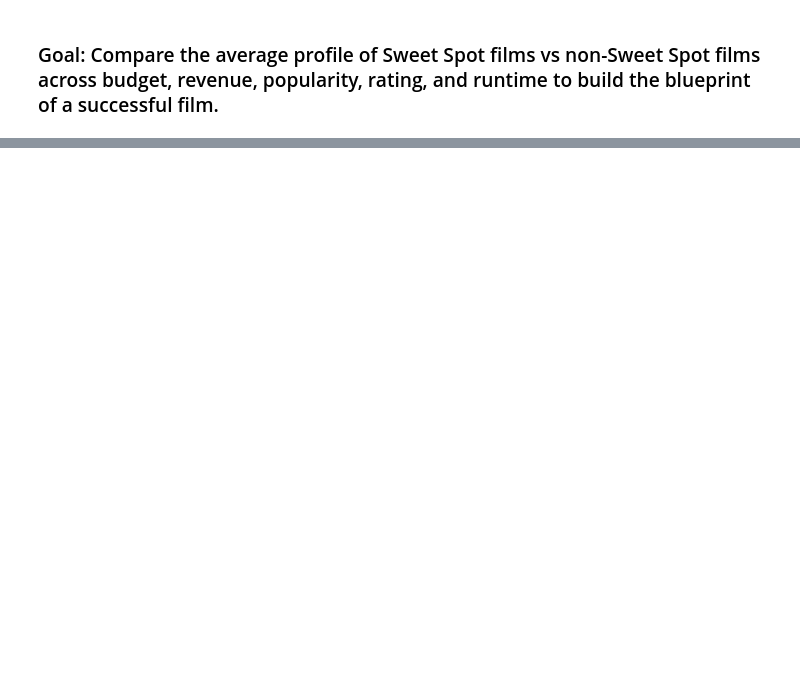
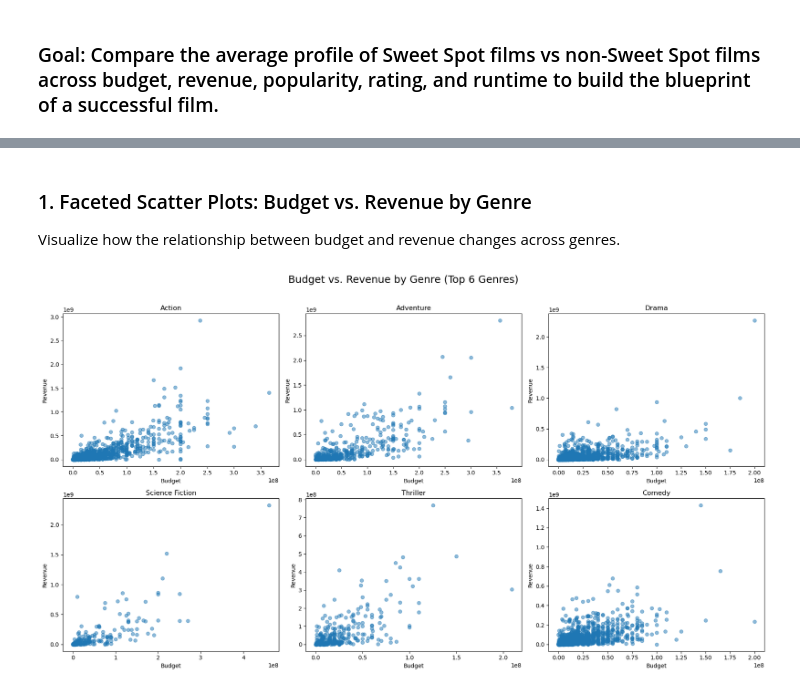
Before and after one commit to anish1206/dv-cp, a Jupyter notebook: eda_visualization.ipynb, the cells around one changed output, grey strips where cells are left out. Saved outputs shown, nothing was run; the diff lists cells and outputs as text; code cells hidden in the pictures; blank space fills up the shorter version.

```diff
--- a/eda_visualization.ipynb
+++ b/eda_visualization.ipynb
@@ -315,0 +313,20 @@ plt.show()
+# %% [markdown]
+### 1. Faceted Scatter Plots: Budget vs. Revenue by Genre
+Visualize how the relationship between budget and revenue changes across genres.
+# %%
+import matplotlib.gridspec as gridspec
+unique_genres = df['primary_genre'].dropna().unique()[:6]  # Show top 6 genres for clarity
+fig = plt.figure(figsize=(18, 10))
+gs = gridspec.GridSpec(2, 3)
+for i, genre in enumerate(unique_genres):
+    ax = fig.add_subplot(gs[i])
+    subset = df[df['primary_genre'] == genre]
+    ax.scatter(subset['budget'], subset['revenue'], alpha=0.5)
+    ax.set_title(genre)
+    ax.set_xlabel('Budget')
+    ax.set_ylabel('Revenue')
+plt.suptitle('Budget vs. Revenue by Genre (Top 6 Genres)', fontsize=18)
+plt.tight_layout(rect=[0, 0, 1, 0.96])
+plt.show()
+# %% [output]
+[figure, added]
```
Also changed, not shown: parts of 19 cells of this notebook, 2 other files.
